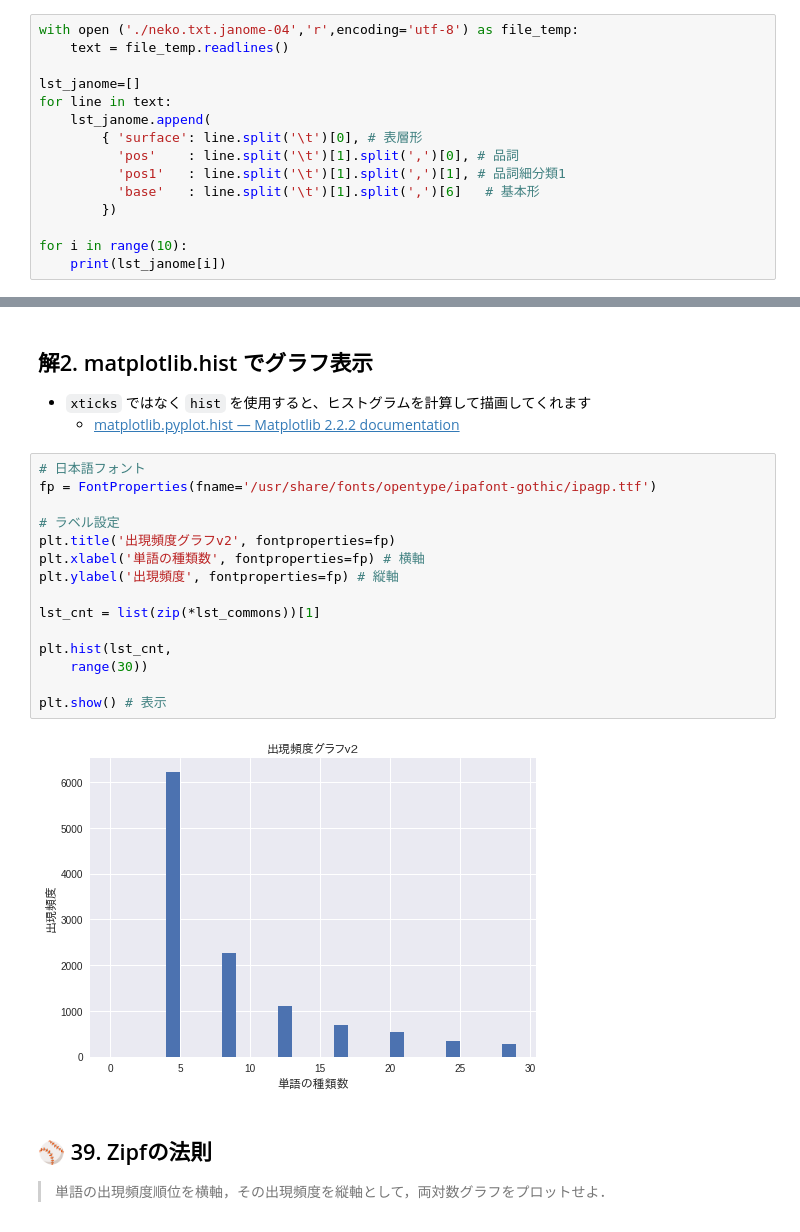
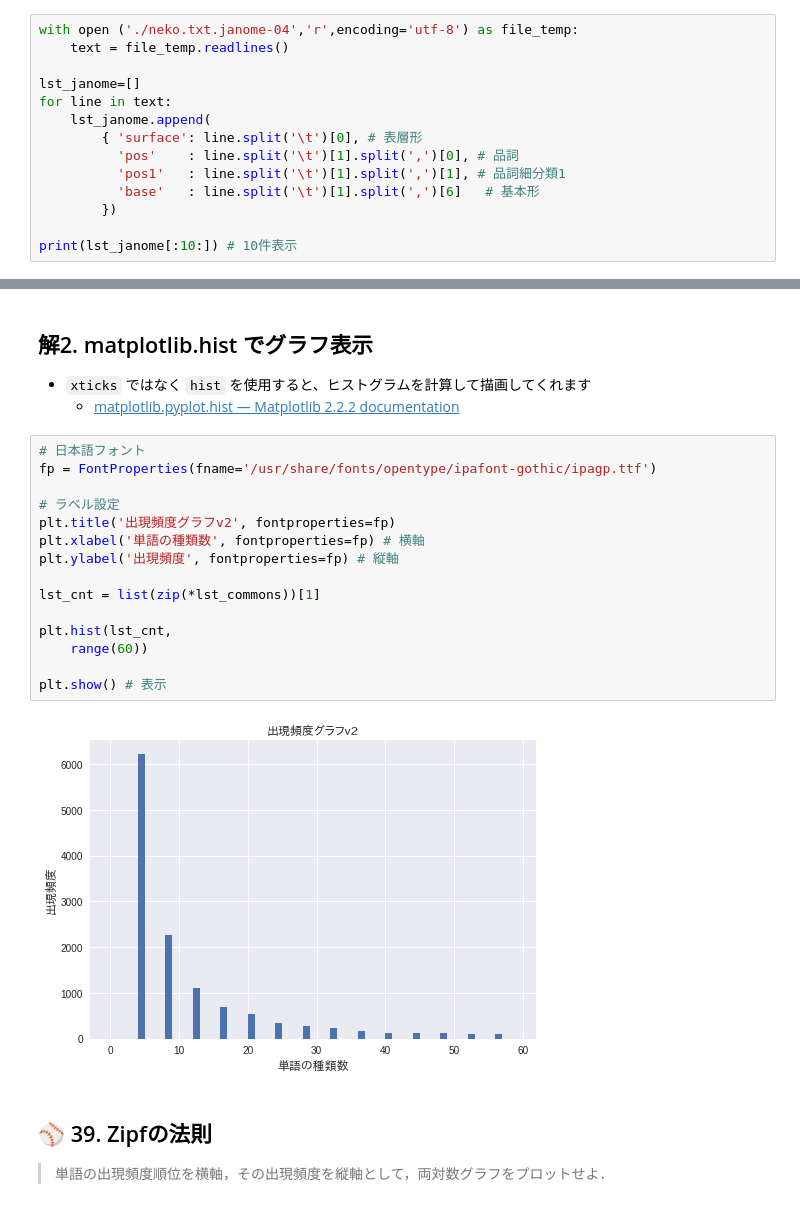
Before and after one commit to saitota/ProgrammingKnock100, a Jupyter notebook: Chapter04_Q30_Q39.ipynb, the cells around one changed output, grey strips where cells are left out. Cells and saved outputs as stored; diff of their text form.

```diff
--- a/Chapter04_Q30_Q39.ipynb
+++ b/Chapter04_Q30_Q39.ipynb
@@ -159,6 +159,5 @@ for line in text:
           'base'   : line.split('\t')[1].split(',')[6]   # 基本形
         })
 
-for i in range(10):
-    print(lst_janome[i])
+print(lst_janome[:10:]) # 10件表示
 # %% [output]
@@ -371,20 +359,20 @@ plt.show() # 表示
 # %%
 # 日本語フォント
 fp = FontProperties(fname='/usr/share/fonts/opentype/ipafont-gothic/ipagp.ttf')
 
 # ラベル設定
 plt.title('出現頻度グラフv2', fontproperties=fp)
 plt.xlabel('単語の種類数', fontproperties=fp) # 横軸
 plt.ylabel('出現頻度', fontproperties=fp) # 縦軸
 
 lst_cnt = list(zip(*lst_commons))[1]
 
 plt.hist(lst_cnt,
-    range(30))
+    range(60))
 
 plt.show() # 表示
 # %% [output]
-[figure, old version]
+[figure, new version]
 # %% [markdown]
 
 
```
Also changed, not shown: parts of 8 cells of this notebook.
